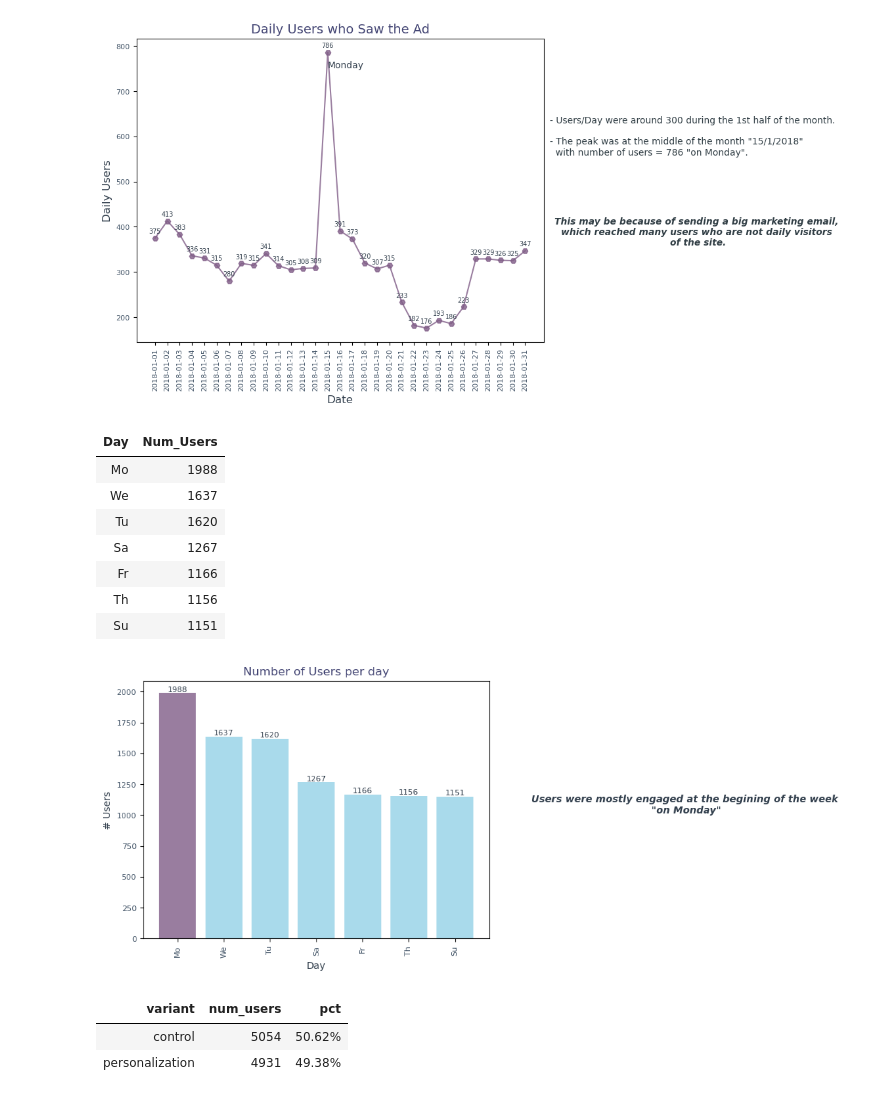
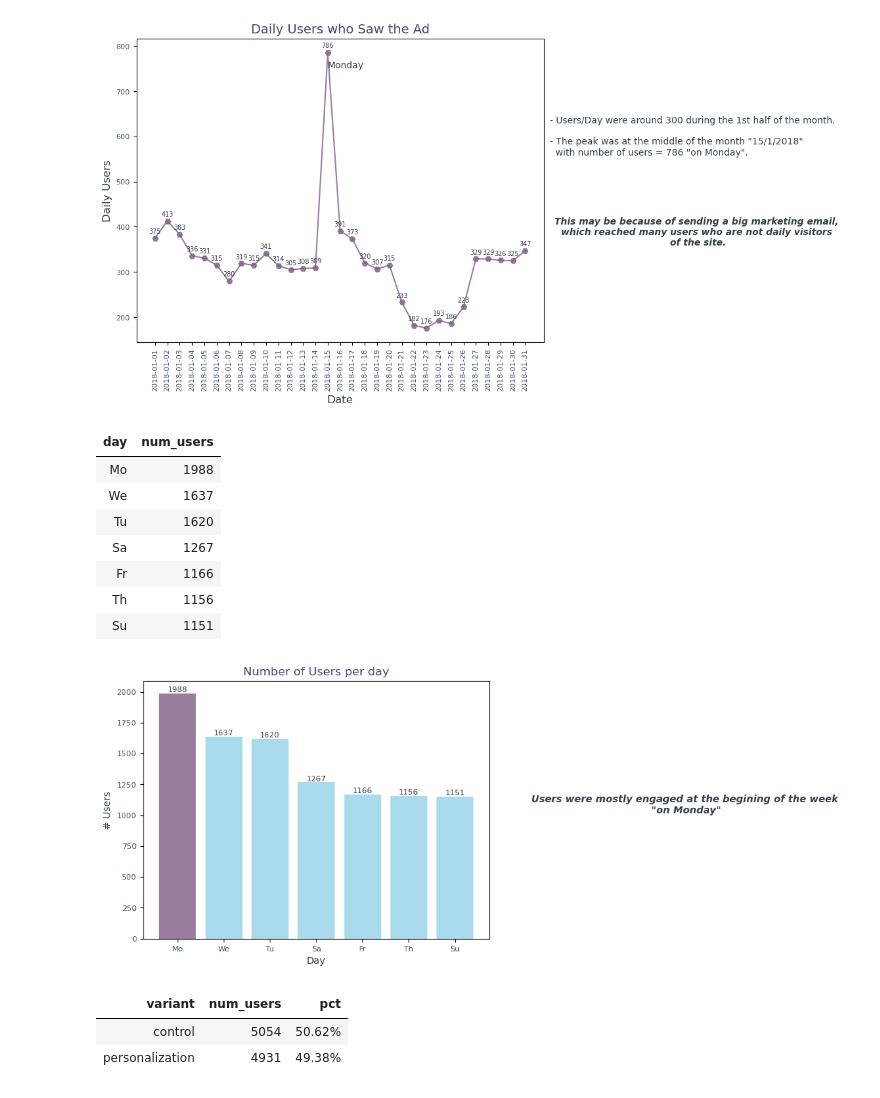
Before and after one commit to hend-a-ghafour/Analyzing_Marketing_Campaigns, a Jupyter notebook: Analyzing_Marketing_Campaigns.ipynb, the cells around one changed output. Cells and saved outputs as stored; diff of their text form; code cells hidden in the pictures.

```diff
--- a/Analyzing_Marketing_Campaigns.ipynb
+++ b/Analyzing_Marketing_Campaigns.ipynb
@@ -360,7 +364,9 @@ memory usage: 243.8+ KB
 # %%
 # Number of daily users :
 daily_users = marketing.groupby(['date_served','dow']).user_id.count().reset_index()\
-                        .rename(columns={'date_served':'Date','user_id':'Num_Users'})
+                        .rename(columns={'date_served':'date','user_id':'num_users'})
+
+daily_users['date']=daily_users.date.dt.date
 
 daily_users.style.hide()
 # %% [output]
@@ -384,8 +390,8 @@ daily_users.style.hide()
 # %%
 # Visualization - Number of daily users :
 # Data
-x= daily_users.Date.astype('str').to_list()
-y= daily_users.Num_Users
+x= daily_users.date.astype('str').to_list()
+y= daily_users.num_users
 
 # Creating the Line Chart
 plt.subplots(figsize = (8,6))
@@ -421,12 +427,12 @@ plt.text('2018-01-15', 767, 'Monday',va='top', ha='left',color='#313E4C');
 # %%
 # Number of weekday users :
 weekday_users = marketing.groupby(['dow']).user_id.count().reset_index()\
-                        .rename(columns={'dow':'Day','user_id':'Num_Users'})\
-                        .sort_values('Num_Users', ascending=False)
+                        .rename(columns={'dow':'day','user_id':'num_users'})\
+                        .sort_values('num_users', ascending=False)
 
 weekday_users.style.hide()
 # %% [output]
-| Day | Num_Users |
+| day | num_users |
 | Mo | 1988 |
 | We | 1637 |
 | Tu | 1620 |
@@ -437,34 +443,34 @@ weekday_users.style.hide()
 # %%
 # Visualization - Number of weekday users:
 # Data
-x= weekday_users.Day.to_list()
-y=weekday_users.Num_Users
+x= weekday_users.day.to_list()
+y=weekday_users.num_users
 
 # Define bar colors based on performance
 colors = ['#805D87' if n == y.max() else '#94D1E7' for n in y]
 
 # Create the bar chart
 plt.bar(x,y, color=colors, alpha=.8)
 
 # Customizing Chart
 plt.title('Number of Users per day',fontsize=12,color='#454775')
 plt.xlabel('Day',fontsize=10,color='#313E4C')
-plt.xticks(rotation=90,fontsize=8, color='#415366')
+plt.xticks(fontsize=8, color='#415366')
 plt.ylabel('# Users',fontsize=10,color='#313E4C')
 plt.yticks(fontsize=8, color='#415366')
 
 # Annotate bars with their values
 for i, v in enumerate(y):
   plt.text(i,v+.003, f"{v:.0f}", ha='center', va='bottom',fontsize=8,color='#313E4C')
 
 # Findings
 text = '''
 Users were mostly engaged at the begining of the week
 "on Monday"'''
 plt.text(11,1000,text,va='bottom',ha='center' ,color='#313E4C',
          fontstyle='italic',weight='semibold',fontsize=10);
 # %% [output]
-[figure, old version]
+[figure, new version]
 # %%
 # Number of users according to variant categories
 var_users = marketing.groupby('variant')['user_id'].count().reset_index()\
```
Also changed, not shown: parts of 9 cells of this notebook, 1 other file.
